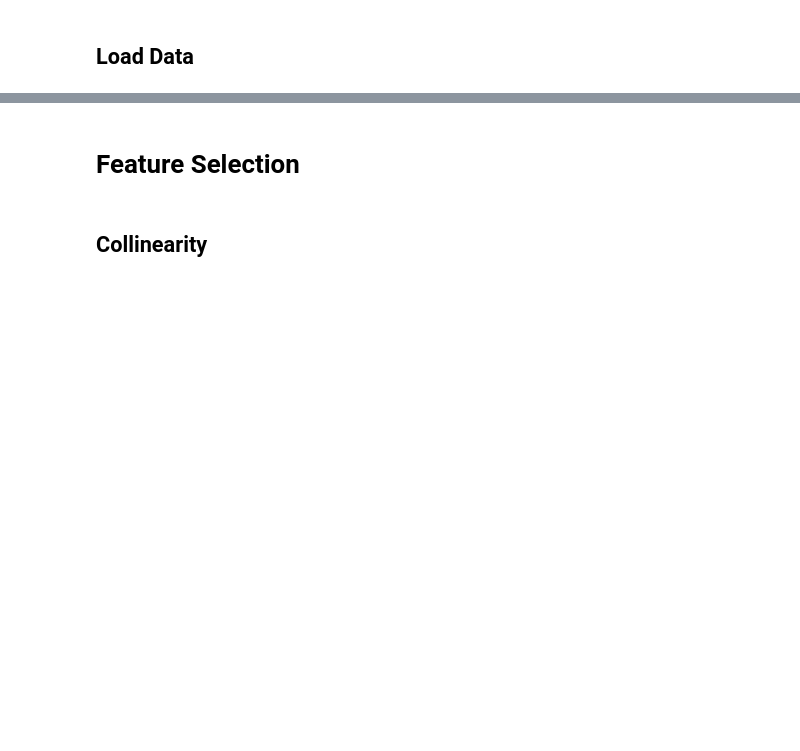
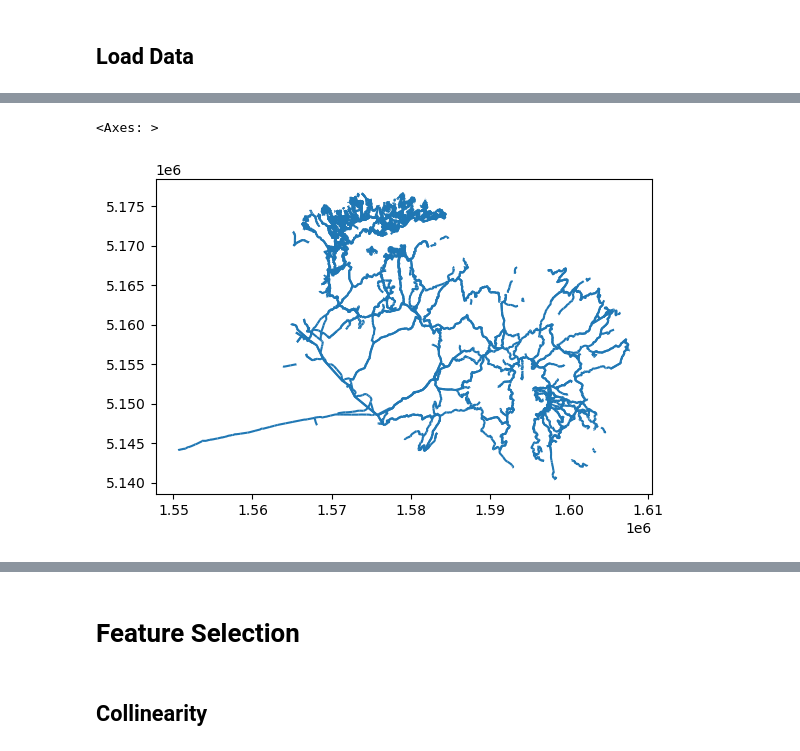
Before and after one commit to MaxwellBusby/banks-peninsula-organic-data-processing, a Jupyter notebook: GWR_Analysis.ipynb, the cells around one changed output, grey strips where cells are left out. Drawn from its saved outputs; the diff is of its cells as text; code cells hidden in the pictures; blank space fills up the shorter version.

```diff
--- a/GWR_Analysis.ipynb
+++ b/GWR_Analysis.ipynb
@@ -25,2 +15,21 @@ from scipy.stats import skew
+# %%
+
+pick = "total" # options: "bike", "ped", "total"
+match pick:
+    case "bike":
+        GWR_GDF_PATH = "Data/GWR_Features/strava_gwr_features_bike.gpkg"
+        GWR_LAYER = "strava_gwr_features_bike"
+        OUT_PATH = "Data/GWR_Features/post_collinearity_features_bike.gpkg"
+        OUT_LAYER = "post_collinearity_features_bike"
+    case "ped":
+        GWR_GDF_PATH = "Data/GWR_Features/strava_gwr_features_ped.gpkg"
+        GWR_LAYER = "strava_gwr_features_ped"
+        OUT_PATH = "Data/GWR_Features/post_collinearity_features_ped.gpkg"
+        OUT_LAYER = "post_collinearity_features_ped"
+    case "total":
+        GWR_GDF_PATH = "Data/GWR_Features/strava_gwr_features_total.gpkg"
+        OUT_PATH = "Data/GWR_Features/post_collinearity_features_total.gpkg"
+        GWR_LAYER = "strava_gwr_features_total"
+        OUT_LAYER = "post_collinearity_features_total"
 # %% [markdown]
 ## Load Data
@@ -130,0 +36,5 @@ KeyboardInterrupt:
+# %%
+df = gpd.read_file(GWR_GDF_PATH, layer=GWR_LAYER).to_crs(epsg=2193)
+df.rename(columns={'total_trip_count':'count'}, inplace=True)
+df.drop(columns=['id', 'highway'], inplace=True)
+df.columns
@@ -130,0 +52,5 @@ KeyboardInterrupt:
+# %%
+df.plot()
+# %% [output]
+<Axes: >
+[figure, added]
```
Also changed, not shown: parts of 56 cells of this notebook, 7 other files.
